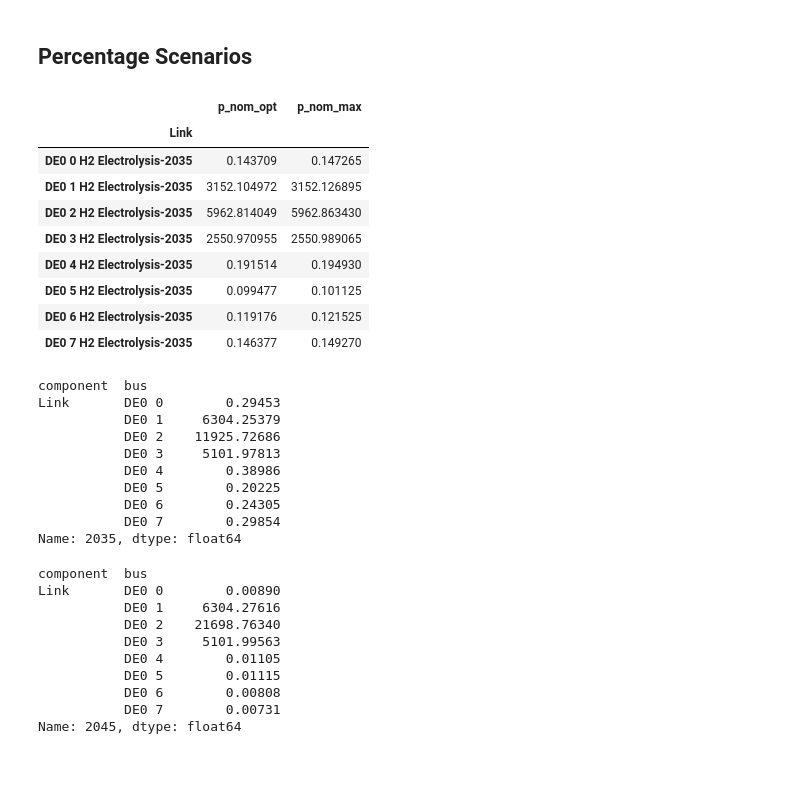
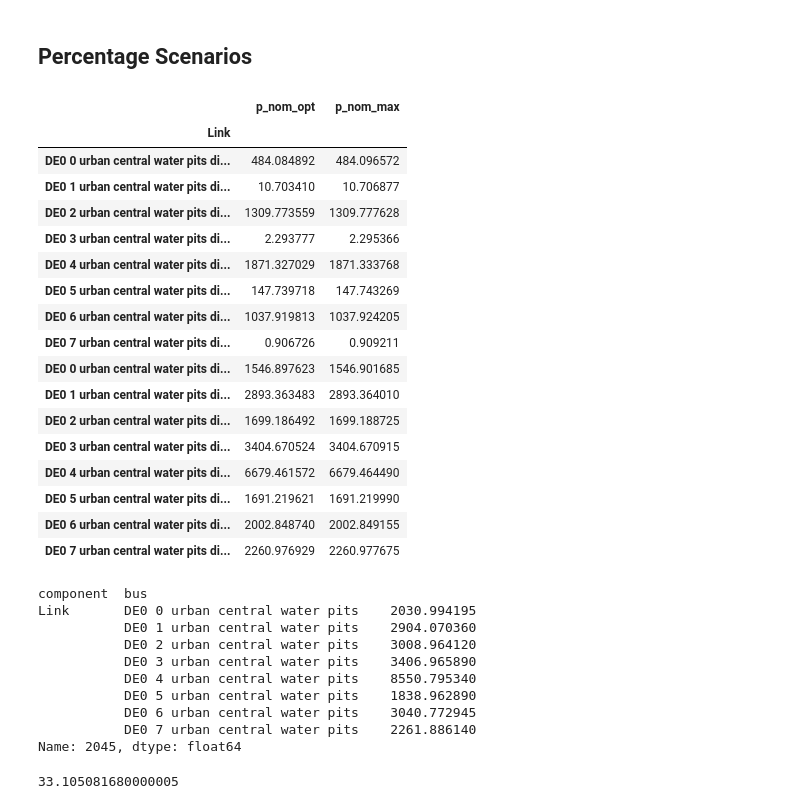
Before and after one commit to JulianGeis/pypsa-de-flex, a Jupyter notebook: flex_notebooks/scenario_comparison.ipynb, the cells around one changed output. Drawn from its saved outputs; the diff is of its cells as text; code cells hidden in the pictures; blank space fills up the shorter version.

```diff
--- a/flex_notebooks/scenario_comparison.ipynb
+++ b/flex_notebooks/scenario_comparison.ipynb
@@ -22,8 +22,8 @@ kwargs = {
 }
 # %%
 f = "/home/julian-geis/Documents/06_PhD/02Flexibility/runs/"
-run = "20251023-flex-scenario-update" # "20251015-flex-scenario-update-27cl-3h" # "20251013_flex-scenarios-temporal-industry-load-27cl-3h"
-scenarios = ["LowFlex50", "LowFlex75", "LowBatt50", "MedFlex", "HigFlex"]
+run = "20251024-flex-restrict-component-buildout-test" # "20251023-flex-scenario-update" # "20251015-flex-scenario-update-27cl-3h" # "20251013_flex-scenarios-temporal-industry-load-27cl-3h"
+scenarios = ["LowFlex50", "LowFlex75", "LowBatt50"]
 years = [2035, 2045]
 # %%
 networks = {}
@@ -357,44 +358,43 @@ with open(fn, "rb") as f:
 # %%
 capacities = pd.read_csv("/home/julian-geis/repos/pypsa-de-flex/flex-data/MediumFlex_capacities_27cl_3H.csv", index_col=[0, 1, 2])
 # %%
-year = 2035
-carrier = "H2 Electrolysis"
+year = 2045
+carrier = "urban central water pits discharger" #"H2 Electrolysis"
 n = networks[("LowFlex50", year)]
 n.links[(n.links.carrier == carrier) & (n.links.index.str.startswith("DE"))][["p_nom_opt", "p_nom_max"]]#.sum()
 # %% [output]
 |  | p_nom_opt | p_nom_max |
 | Link |  |  |
-| DE0 0 H2 Electrolysis-2035 | 0.143709 | 0.147265 |
-| DE0 1 H2 Electrolysis-2035 | 3152.104972 | 3152.126895 |
-| DE0 2 H2 Electrolysis-2035 | 5962.814049 | 5962.863430 |
-| DE0 3 H2 Electrolysis-2035 | 2550.970955 | 2550.989065 |
-| DE0 4 H2 Electrolysis-2035 | 0.191514 | 0.194930 |
-| DE0 5 H2 Electrolysis-2035 | 0.099477 | 0.101125 |
-| DE0 6 H2 Electrolysis-2035 | 0.119176 | 0.121525 |
-| DE0 7 H2 Electrolysis-2035 | 0.146377 | 0.149270 |
+| DE0 0 urban central water pits di... | 484.084892 | 484.096572 |
+| DE0 1 urban central water pits di... | 10.703410 | 10.706877 |
+| DE0 2 urban central water pits di... | 1309.773559 | 1309.777628 |
+| DE0 3 urban central water pits di... | 2.293777 | 2.295366 |
+| DE0 4 urban central water pits di... | 1871.327029 | 1871.333768 |
+| DE0 5 urban central water pits di... | 147.739718 | 147.743269 |
+| DE0 6 urban central water pits di... | 1037.919813 | 1037.924205 |
+| DE0 7 urban central water pits di... | 0.906726 | 0.909211 |
+| DE0 0 urban central water pits di... | 1546.897623 | 1546.901685 |
+| DE0 1 urban central water pits di... | 2893.363483 | 2893.364010 |
+| DE0 2 urban central water pits di... | 1699.186492 | 1699.188725 |
+| DE0 3 urban central water pits di... | 3404.670524 | 3404.670915 |
+| DE0 4 urban central water pits di... | 6679.461572 | 6679.464490 |
+| DE0 5 urban central water pits di... | 1691.219621 | 1691.219990 |
+| DE0 6 urban central water pits di... | 2002.848740 | 2002.849155 |
+| DE0 7 urban central water pits di... | 2260.976929 | 2260.977675 |
 # %%
-capacities["2035"].xs(carrier, level=2)
+capacities[str(year)].xs(carrier, level=2) / 2
 # %% [output]
 component  bus
-Link       DE0 0        0.29453
-           DE0 1     6304.25379
-           DE0 2    11925.72686
-           DE0 3     5101.97813
-           DE0 4        0.38986
-           DE0 5        0.20225
-           DE0 6        0.24305
-           DE0 7        0.29854
-Name: 2035, dtype: float64
+Link       DE0 0 urban central water pits    2030.994195
+           DE0 1 urban central water pits    2904.070360
+           DE0 2 urban central water pits    3008.964120
+           DE0 3 urban central water pits    3406.965890
+           DE0 4 urban central water pits    8550.795340
+           DE0 5 urban central water pits    1838.962890
+           DE0 6 urban central water pits    3040.772945
+           DE0 7 urban central water pits    2261.886140
+Name: 2045, dtype: float64
-# %%
-capacities["2045"].xs(carrier, level=2)
-# %% [output]
-component  bus
-Link       DE0 0        0.00890
-           DE0 1     6304.27616
-           DE0 2    21698.76340
-           DE0 3     5101.99563
-           DE0 4        0.01105
-           DE0 5        0.01115
-           DE0 6        0.00808
-           DE0 7        0.00731
-Name: 2045, dtype: float64
+# %%
+capacities[str(year)].xs(carrier, level=2).sum() / 1e3
+# %% [output]
+33.105081680000005
```
Also changed, not shown: parts of 2 cells of this notebook, 8 other files.
